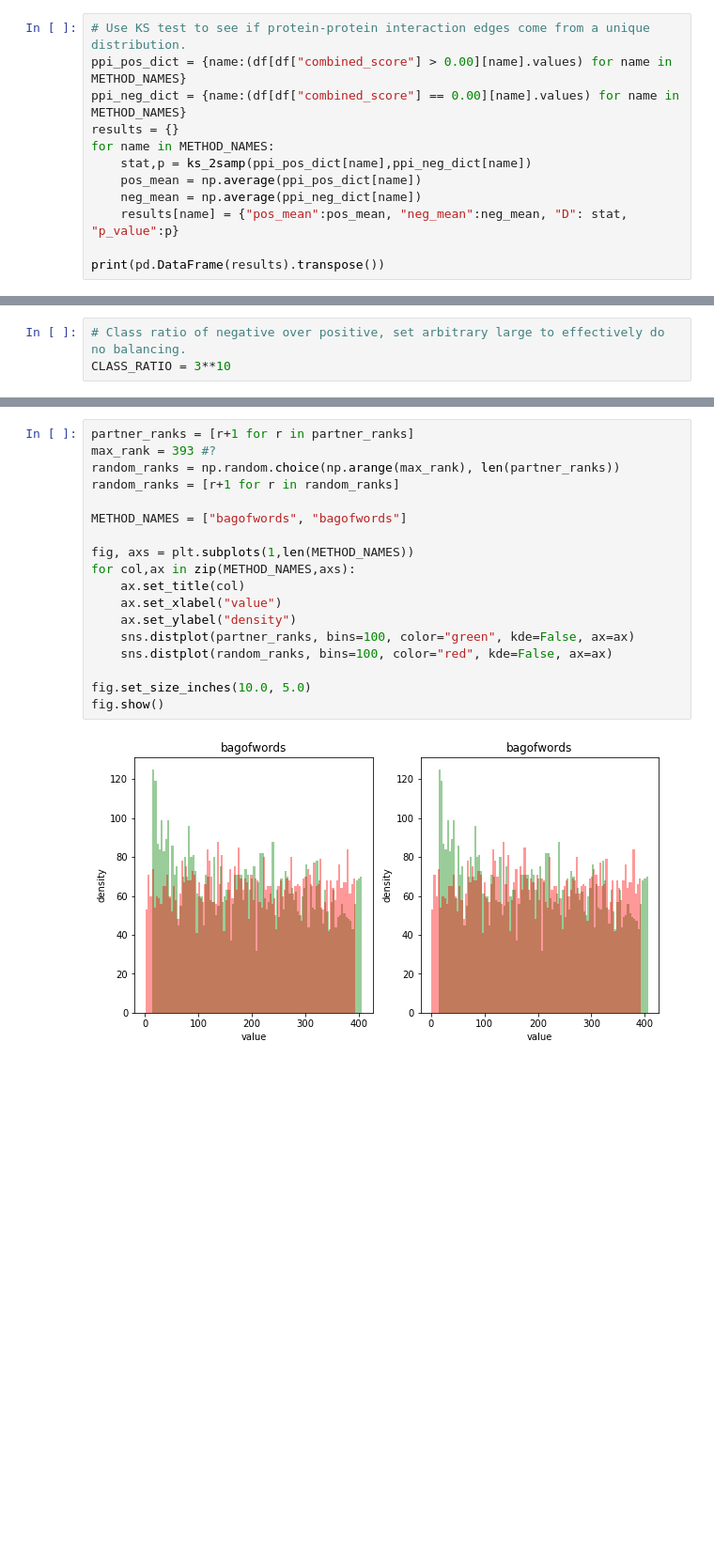
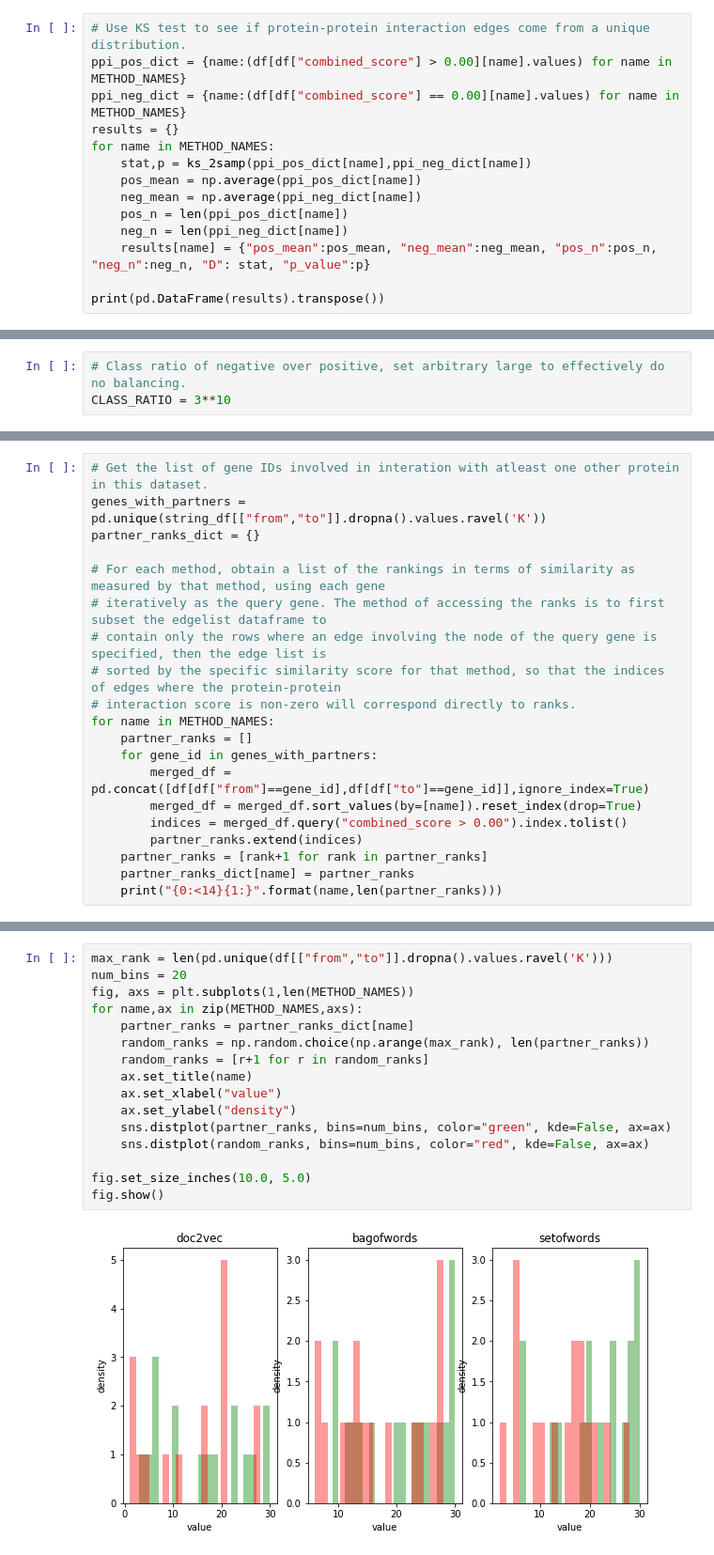
Before and after one commit to irbraun/plant-phenotypes-nlp, a Jupyter notebook: notebooks/nb1.ipynb, the cells around one changed output, grey strips where cells are left out. Shown: that part at 94% size. Drawn from its saved outputs; the diff is of its cells as text; blank space fills up the shorter version.

```diff
--- a/notebooks/nb1.ipynb
+++ b/notebooks/nb1.ipynb
@@ -146,7 +118,9 @@ for name in METHOD_NAMES:
     stat,p = ks_2samp(ppi_pos_dict[name],ppi_neg_dict[name])
     pos_mean = np.average(ppi_pos_dict[name])
     neg_mean = np.average(ppi_neg_dict[name])
-    results[name] = {"pos_mean":pos_mean, "neg_mean":neg_mean, "D": stat, "p_value":p}
+    pos_n = len(ppi_pos_dict[name])
+    neg_n = len(ppi_neg_dict[name])
+    results[name] = {"pos_mean":pos_mean, "neg_mean":neg_mean, "pos_n":pos_n, "neg_n":neg_n, "D": stat, "p_value":p}
 
 print(pd.DataFrame(results).transpose())
 # %% [output]
@@ -241,0 +198,20 @@ for gene_id in genes_with_partners:
+# %%
+# Get the list of gene IDs involved in interation with atleast one other protein in this dataset.
+genes_with_partners = pd.unique(string_df[["from","to"]].dropna().values.ravel('K'))
+partner_ranks_dict = {}
+
+# For each method, obtain a list of the rankings in terms of similarity as measured by that method, using each gene
+# iteratively as the query gene. The method of accessing the ranks is to first subset the edgelist dataframe to
+# contain only the rows where an edge involving the node of the query gene is specified, then the edge list is
+# sorted by the specific similarity score for that method, so that the indices of edges where the protein-protein
+# interaction score is non-zero will correspond directly to ranks.
+for name in METHOD_NAMES:
+    partner_ranks = []
+    for gene_id in genes_with_partners:
+        merged_df = pd.concat([df[df["from"]==gene_id],df[df["to"]==gene_id]],ignore_index=True)
+        merged_df = merged_df.sort_values(by=[name]).reset_index(drop=True)
+        indices = merged_df.query("combined_score > 0.00").index.tolist()
+        partner_ranks.extend(indices)
+    partner_ranks = [rank+1 for rank in partner_ranks]
+    partner_ranks_dict[name] = partner_ranks
+    print("{0:<14}{1:}".format(name,len(partner_ranks)))
@@ -242,20 +222,18 @@ for gene_id in genes_with_partners:
 # %%
-partner_ranks = [r+1 for r in partner_ranks]
-max_rank = 393 #?
-random_ranks = np.random.choice(np.arange(max_rank), len(partner_ranks))
-random_ranks = [r+1 for r in random_ranks]
-
-METHOD_NAMES = ["bagofwords", "bagofwords"]
-
+max_rank = len(pd.unique(df[["from","to"]].dropna().values.ravel('K')))
+num_bins = 20
 fig, axs = plt.subplots(1,len(METHOD_NAMES))
-for col,ax in zip(METHOD_NAMES,axs):
-    ax.set_title(col)
+for name,ax in zip(METHOD_NAMES,axs):
+    partner_ranks = partner_ranks_dict[name]
+    random_ranks = np.random.choice(np.arange(max_rank), len(partner_ranks))
+    random_ranks = [r+1 for r in random_ranks]
+    ax.set_title(name)
     ax.set_xlabel("value")
     ax.set_ylabel("density")
-    sns.distplot(partner_ranks, bins=100, color="green", kde=False, ax=ax)
-    sns.distplot(random_ranks, bins=100, color="red", kde=False, ax=ax)
+    sns.distplot(partner_ranks, bins=num_bins, color="green", kde=False, ax=ax)
+    sns.distplot(random_ranks, bins=num_bins, color="red", kde=False, ax=ax)
 
 fig.set_size_inches(10.0, 5.0)
 fig.show()
 # %% [output]
-[figure, old version]
+[figure, new version]
```
Also changed, not shown: parts of 16 cells of this notebook.
